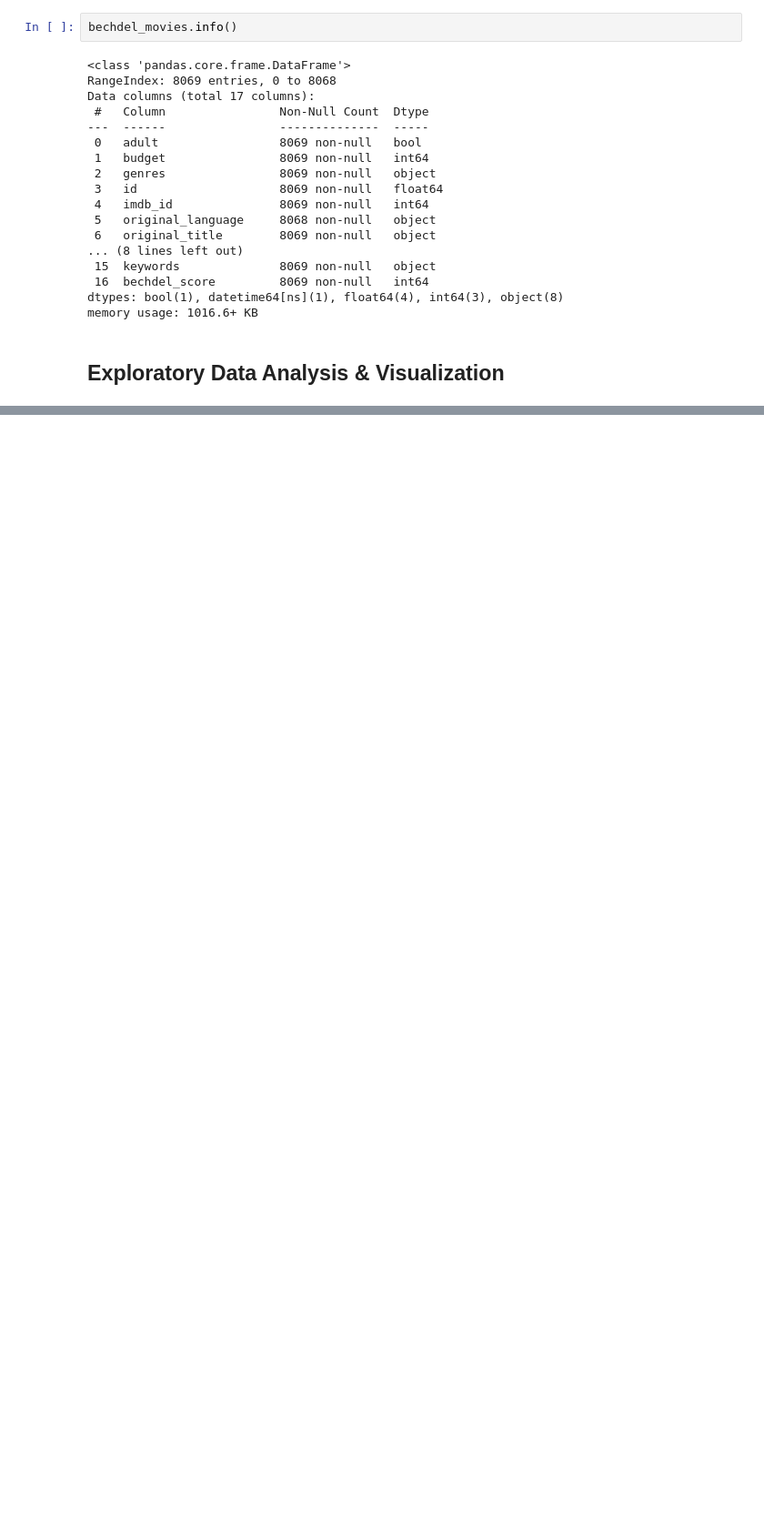
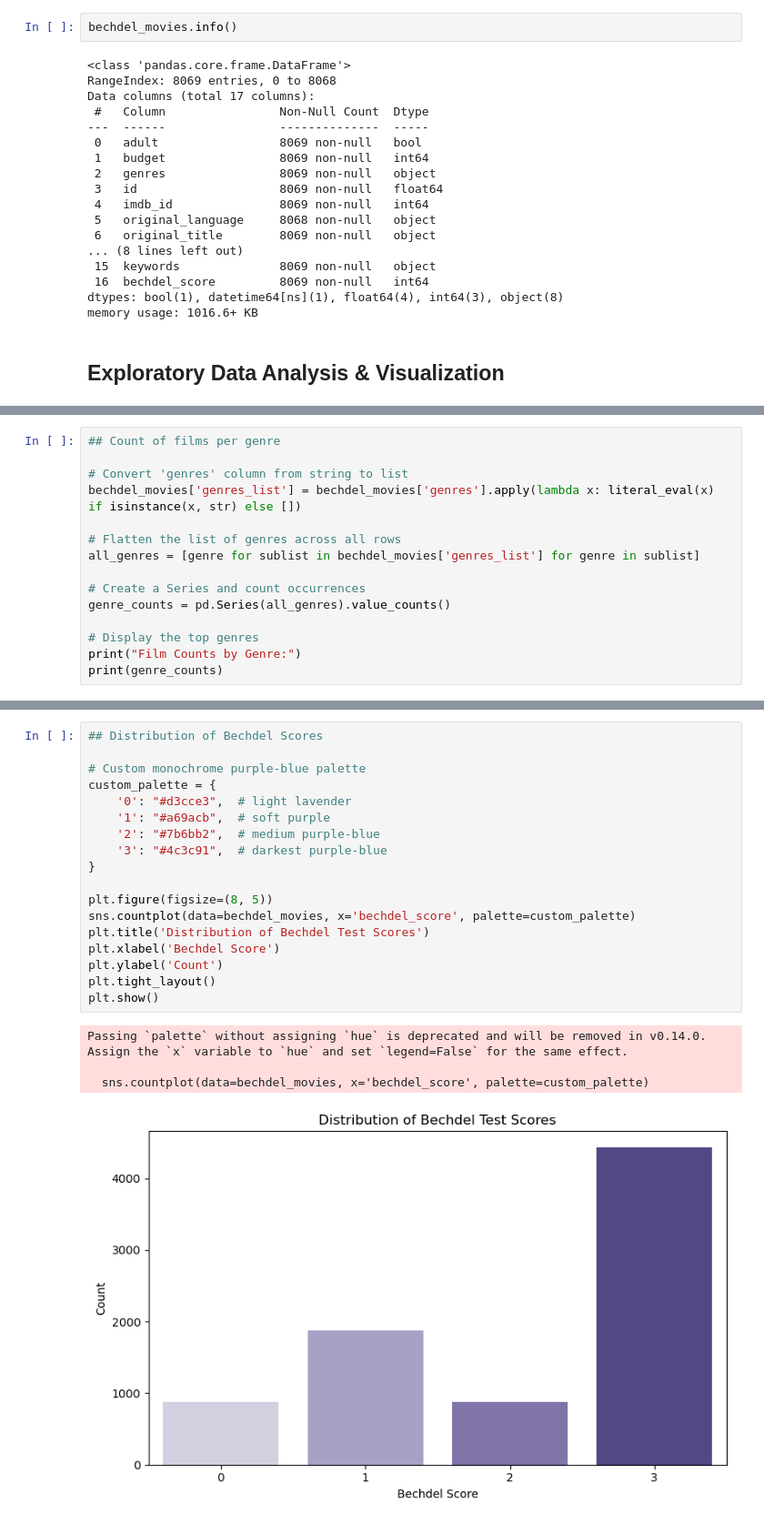
Before and after one commit to 80line/Bechdel_Test_Films, a Jupyter notebook: bechdel_test_films.ipynb, the cells around one changed output, grey strips where cells are left out. Shown at 91% size. Drawn from its saved outputs; the diff is of its cells as text; blank space fills up the shorter version.

Commit message:
added eda, descriptive statistics, and data viz

```diff
--- a/bechdel_test_films.ipynb
+++ b/bechdel_test_films.ipynb
@@ -124,0 +247,15 @@ memory usage: 1016.6+ KB
+# %%
+## Count of films per genre
+
+# Convert 'genres' column from string to list
+bechdel_movies['genres_list'] = bechdel_movies['genres'].apply(lambda x: literal_eval(x) if isinstance(x, str) else [])
+
+# Flatten the list of genres across all rows
+all_genres = [genre for sublist in bechdel_movies['genres_list'] for genre in sublist]
+
+# Create a Series and count occurrences
+genre_counts = pd.Series(all_genres).value_counts()
+
+# Display the top genres
+print("Film Counts by Genre:")
+print(genre_counts)
@@ -124,0 +282,23 @@ memory usage: 1016.6+ KB
+# %%
+## Distribution of Bechdel Scores
+
+# Custom monochrome purple-blue palette
+custom_palette = {
+    '0': "#d3cce3",  # light lavender
+    '1': "#a69acb",  # soft purple
+    '2': "#7b6bb2",  # medium purple-blue
+    '3': "#4c3c91",  # darkest purple-blue
+}
+
+plt.figure(figsize=(8, 5))
+sns.countplot(data=bechdel_movies, x='bechdel_score', palette=custom_palette)
+plt.title('Distribution of Bechdel Test Scores')
+plt.xlabel('Bechdel Score')
+plt.ylabel('Count')
+plt.tight_layout()
+plt.show()
+# %% [output]
+Passing `palette` without assigning `hue` is deprecated and will be removed in v0.14.0. Assign the `x` variable to `hue` and set `legend=False` for the same effect.
+
+  sns.countplot(data=bechdel_movies, x='bechdel_score', palette=custom_palette)
+[figure, added]
```
Also changed, not shown: parts of 12 cells of this notebook.
